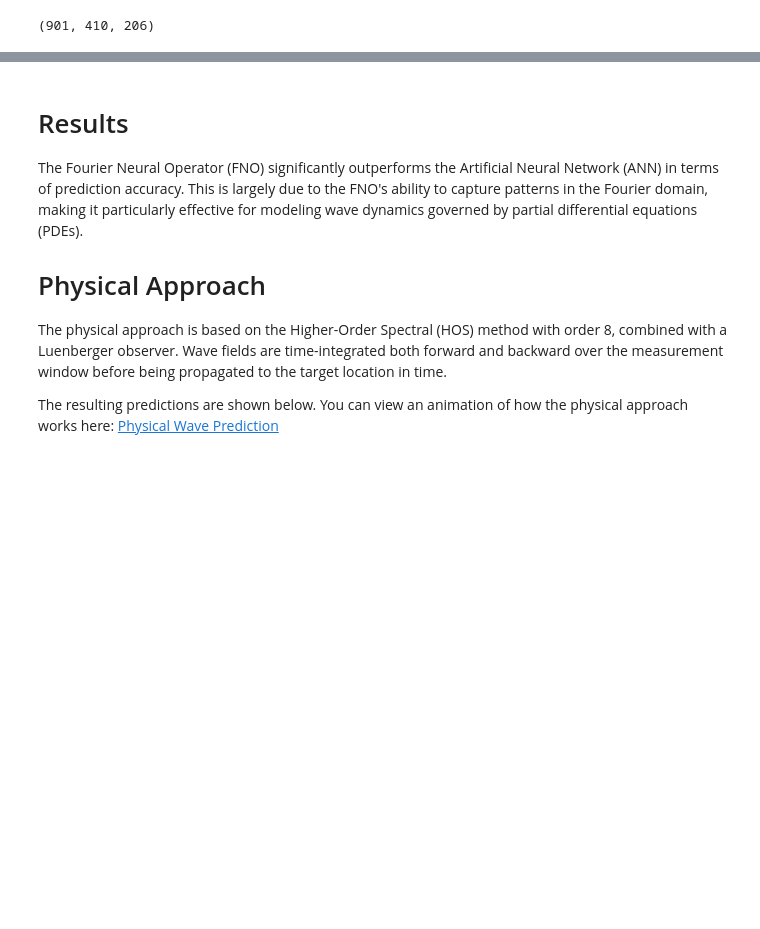
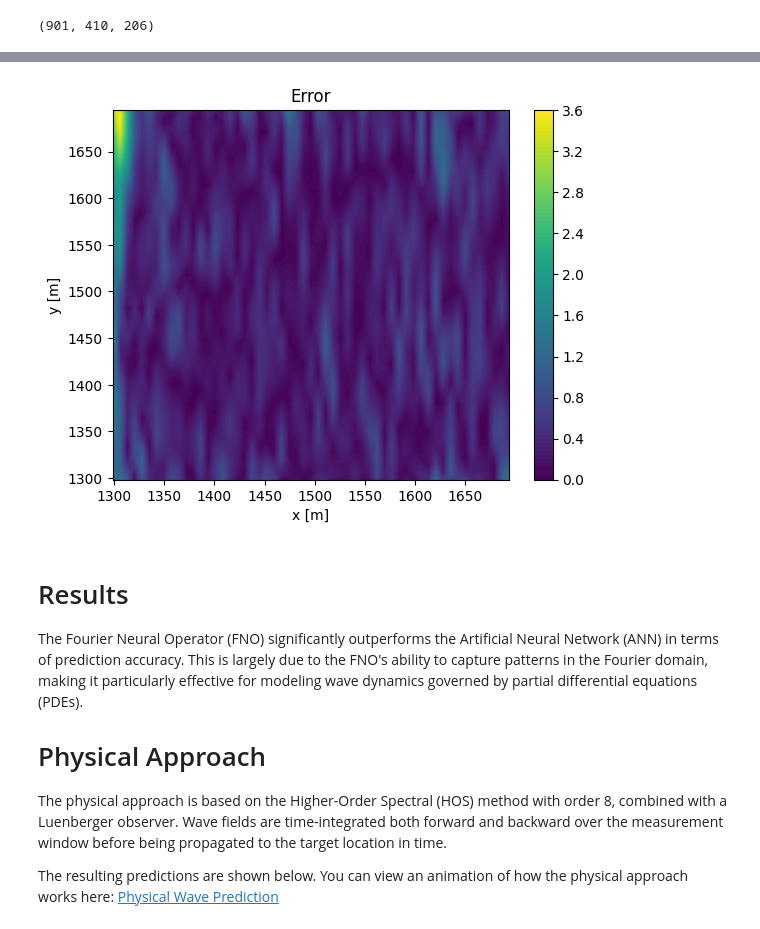
Before and after one commit to VegardBaa/HOSim, a Jupyter notebook: ML/ML_update_2d.ipynb, the cells around one changed output, grey strips where cells are left out. Saved outputs shown, nothing was run; the diff lists cells and outputs as text; code cells hidden in the pictures; blank space fills up the shorter version.

```diff
--- a/ML/ML_update_2d.ipynb
+++ b/ML/ML_update_2d.ipynb
@@ -262,3 +270,14 @@ plt.show()
+# %%
+index = 2
+error = np.abs(y_pred[index, mes_index_1:mes_index_2, mes_index_1:mes_index_2] - y_test_subset[index, mes_index_1:mes_index_2, mes_index_1:mes_index_2])
+plt.contourf(x[mes_index_1:mes_index_2], x[mes_index_1:mes_index_2], error, levels=100)
+plt.colorbar()
+plt.title("Error")
+plt.xlabel("x [m]")
+plt.ylabel("y [m]")
+plt.show()
+# %% [output]
+[figure, added]
 # %% [markdown]
 # Results
 
```
Also changed, not shown: parts of 4 cells of this notebook, 1 other file.
